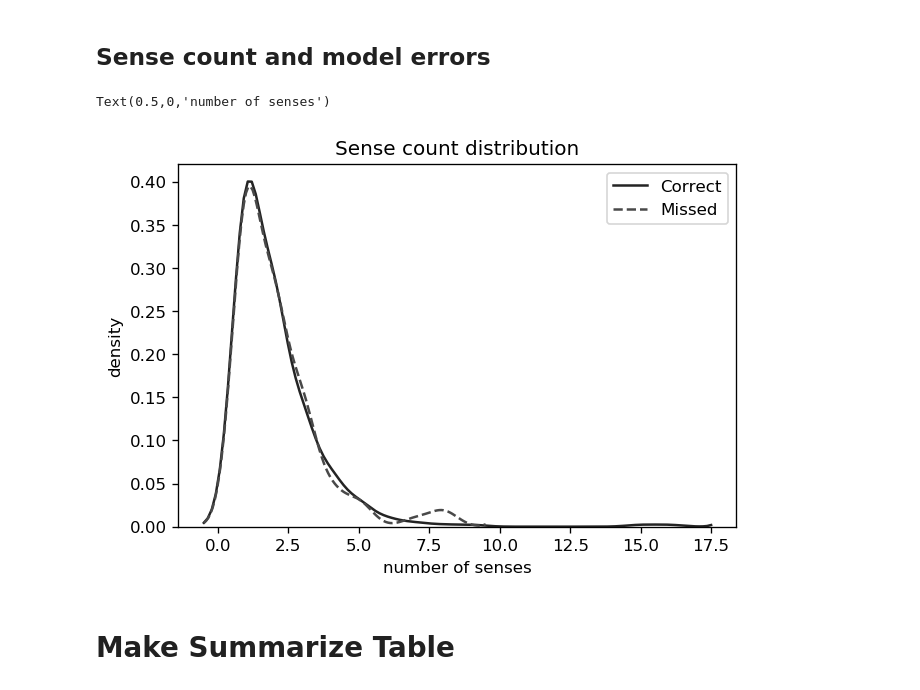
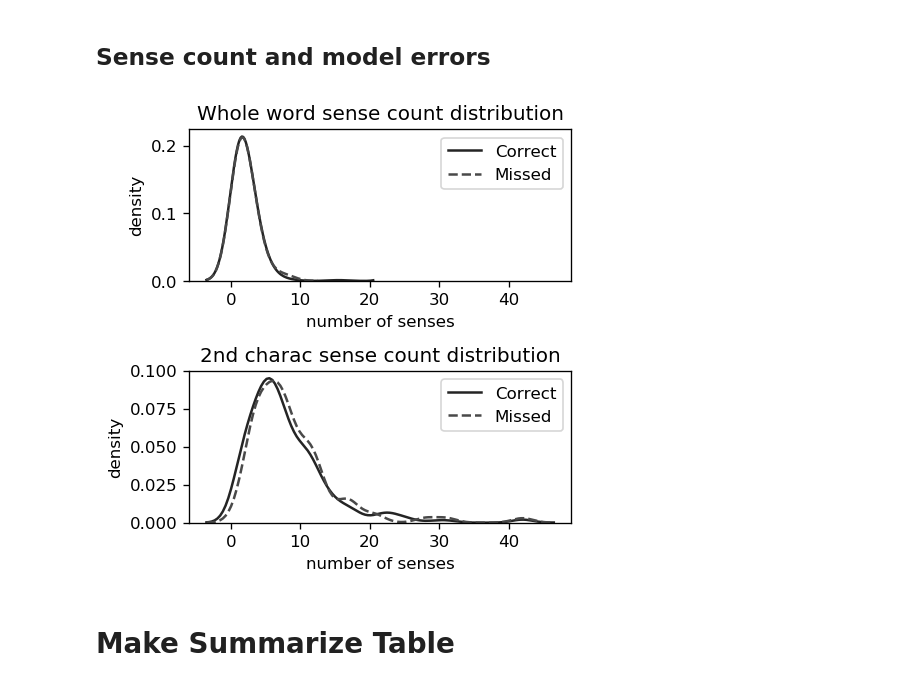
Before and after one commit to seantyh/GWA2019, a Jupyter notebook: etc/Evaluation.ipynb, the cells around one changed output. Cells and saved outputs as stored; diff of their text form; code cells hidden in the pictures.

```diff
--- a/etc/Evaluation.ipynb
+++ b/etc/Evaluation.ipynb
@@ -185,17 +185,28 @@ Use first sense strategy:  0.41649484536082476
 # %%
 correct_lemma_nsense = syn_struct_vn.loc[syn_struct_vn.link_check==1, "lemma_nsense"]
 error_lemma_nsense = syn_struct_vn.loc[syn_struct_vn.link_check==0, "lemma_nsense"]
+correct_c2_nsense = syn_struct_vn.loc[syn_struct_vn.link_check==1, "c2_nsense"]
+error_c2_nsense = syn_struct_vn.loc[syn_struct_vn.link_check==0, "c2_nsense"]
 # %%
-BW = 0.5
-fig = plt.figure(figsize=(6,4), dpi=120)
+fig = plt.figure(figsize=(4,4), dpi=120)
+ax1=plt.subplot(2,1,1)
+BW = 1.5
 sns.set_palette("gray")
 sns.distplot(correct_lemma_nsense, hist=False, kde=True, kde_kws={'shade': False, "bw": BW}, label="Correct")
 sns.distplot(error_lemma_nsense, hist=False, kde=True, kde_kws={'shade': False, "bw": BW, "linestyle": '--'}, label="Missed")
-# plt.legend(title='')
-plt.title("Sense count distribution")
+plt.title("Whole word sense count distribution")
 plt.ylabel('density')
 plt.xlabel('number of senses')
+
+# C2 sense
+plt.subplot(2,1,2,sharex=ax1)
+sns.set_palette("gray")
+sns.distplot(correct_c2_nsense, hist=False, kde=True, kde_kws={'shade': False, "bw": BW}, label="Correct")
+sns.distplot(error_c2_nsense, hist=False, kde=True, kde_kws={'shade': False, "bw": BW, "linestyle": '--'}, label="Missed")
+plt.title("2nd charac sense count distribution")
+plt.ylabel('density')
+plt.xlabel('number of senses')
+plt.tight_layout(pad=0.4, w_pad=0.5, h_pad=1.0)
 # plt.xlim(-0.1,0.8)
 # %% [output]
-Text(0.5,0,'number of senses')
-[figure, old version]
+[figure, new version]
```
Also changed, not shown: parts of 1 cell of this notebook, 3 other files.
